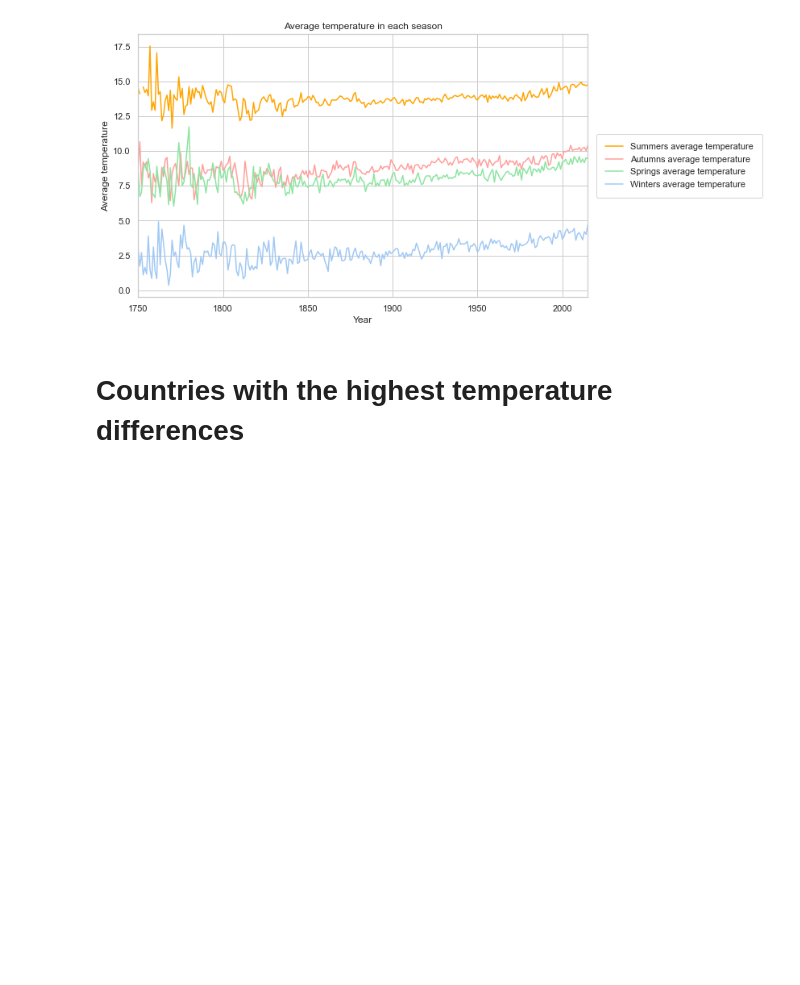
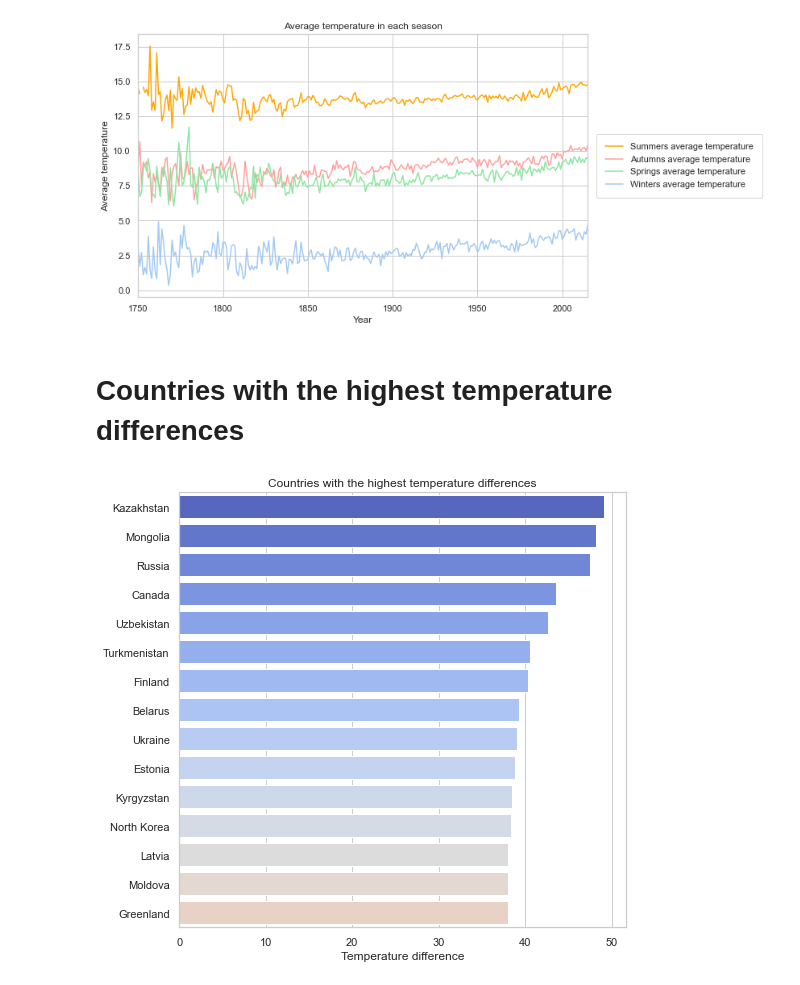
Before and after one commit to shahzadahsan97/Climate_Chnage_Earth_Surface, a Jupyter notebook: Climate change.ipynb, the cells around one changed output. Cells and saved outputs as stored; diff of their text form; code cells hidden in the pictures; blank space fills up the shorter version.

Commit message:
country with higgest temp

```diff
--- a/Climate change.ipynb
+++ b/Climate change.ipynb
@@ -86,3 +86,39 @@ legend = plt.legend(loc='center left', bbox_to_anchor=(1, 0.5), frameon=True, bo
 [figure]
 # %% [markdown]
 # Countries with the highest temperature differences
+# %%
+temp_by_country = pd.read_csv('GlobalLandTemperaturesByCountry.csv')
+countries = temp_by_country['Country'].unique()
+# %%
+max_min_list = []
+
+# getting max and min temps
+for country in countries:
+    curr_temps = temp_by_country[temp_by_country['Country'] == country]['AverageTemperature']
+    max_min_list.append((curr_temps.max(), curr_temps.min()))
+
+# nan cleaning
+res_max_min_list = []
+res_countries = []
+
+for i in range(len(max_min_list)):
+    if not np.isnan(max_min_list[i][0]):
+        res_max_min_list.append(max_min_list[i])
+        res_countries.append(countries[i])
+# %%
+# calc differences
+differences = []
+
+for tpl in res_max_min_list:
+    differences.append(tpl[0] - tpl[1])
+
+# sorting
+differences, res_countries = (list(x) for x in zip(*sorted(zip(differences, res_countries), key=lambda pair: pair[0], reverse=True)))
+
+# ploting
+f, ax = plt.subplots(figsize=(8, 8))
+sns.barplot(x=differences[:15], y=res_countries[:15], palette=sns.color_palette("coolwarm", 25), ax=ax)
+
+texts = ax.set(ylabel="", xlabel="Temperature difference", title="Countries with the highest temperature differences")
+# %% [output]
+[figure, added]
```
